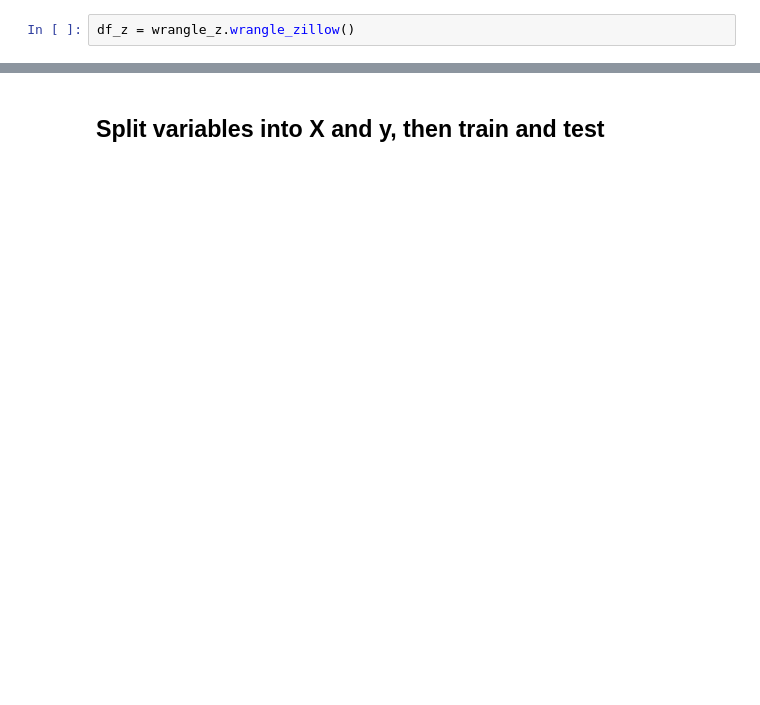
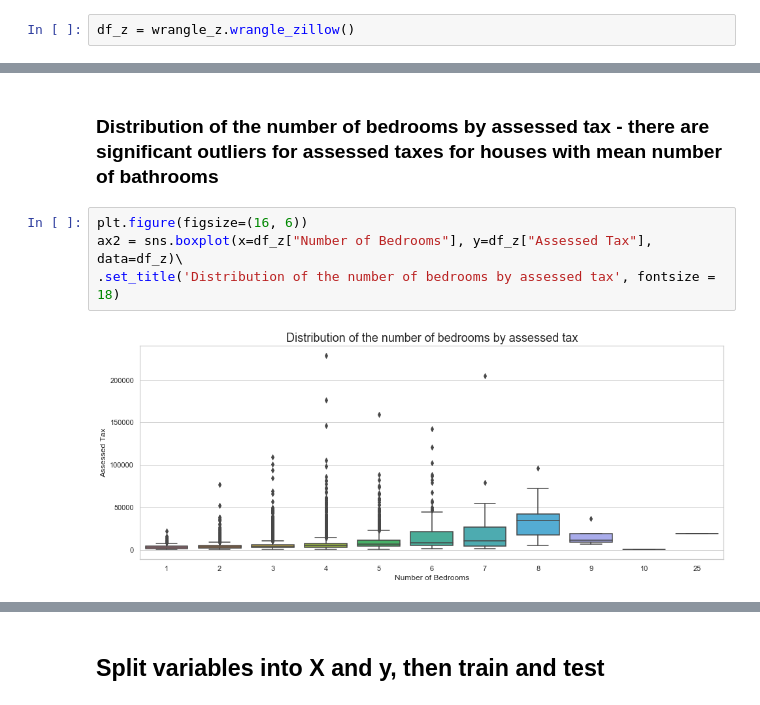
Before and after one commit to soslin/zillow-project, a Jupyter notebook: zillow_project.ipynb, the cells around one changed output, grey strips where cells are left out. Drawn from its saved outputs; the diff is of its cells as text; blank space fills up the shorter version.

```diff
--- a/zillow_project.ipynb
+++ b/zillow_project.ipynb
@@ -79,0 +146,8 @@ dtype: int64
+# %% [markdown]
+### Distribution of the number of bedrooms by assessed tax - there are significant outliers for assessed taxes for houses with mean number of bathrooms
+# %%
+plt.figure(figsize=(16, 6))
+ax2 = sns.boxplot(x=df_z["Number of Bedrooms"], y=df_z["Assessed Tax"], data=df_z)\
+.set_title('Distribution of the number of bedrooms by assessed tax', fontsize = 18)
+# %% [output]
+[figure, added]
```
Also changed, not shown: parts of 51 cells of this notebook, 2 other files.
